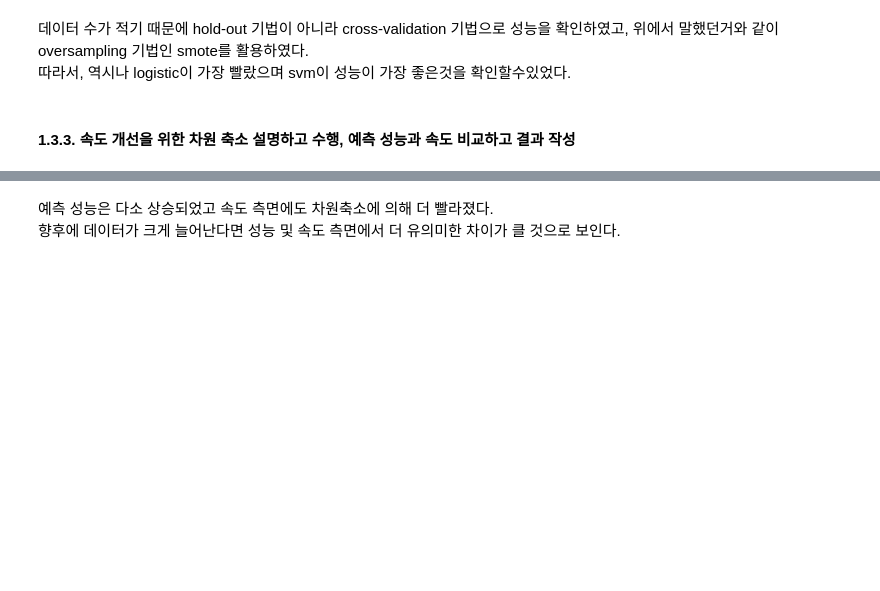
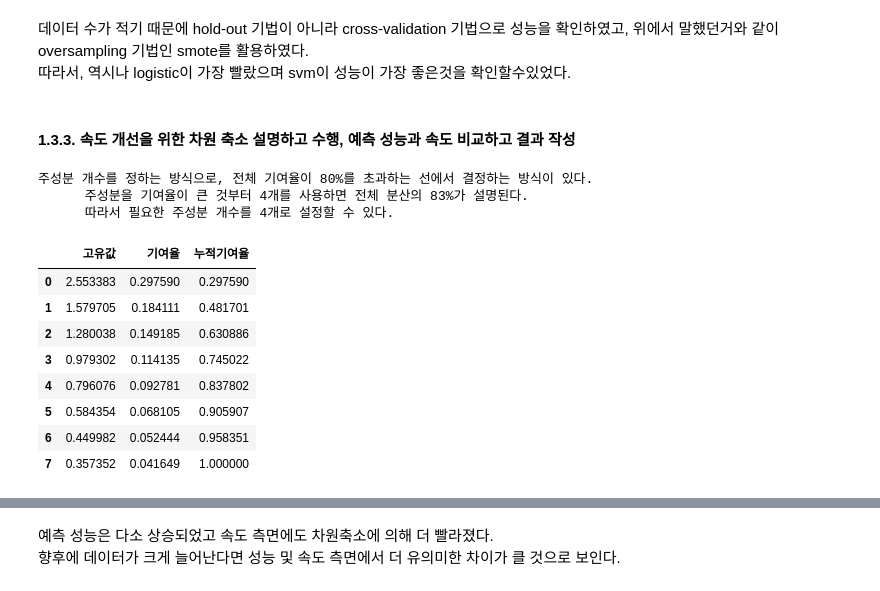
Before and after one commit to blueage98/adp_work, a Jupyter notebook: ADP-실기-DESSA/최신 기출동형 모의고사/2회_머신러닝 - 연습.ipynb, the cells around one changed output, grey strips where cells are left out. Cells and saved outputs as stored; diff of their text form; code cells hidden in the pictures; blank space fills up the shorter version.

```diff
--- a/ADP-실기-DESSA/최신 기출동형 모의고사/2회_머신러닝 - 연습.ipynb
+++ b/ADP-실기-DESSA/최신 기출동형 모의고사/2회_머신러닝 - 연습.ipynb
@@ -374,3 +421,33 @@ xgboost Best score 0.8005418326693227
 따라서, 역시나 logistic이 가장 빨랐으며 svm이 성능이 가장 좋은것을 확인할수있었다.
 # %% [markdown]
 #### 1.3.3. 속도 개선을 위한 차원 축소 설명하고 수행, 예측 성능과 속도 비교하고 결과 작성
+# %%
+# 주성분분석과 요인분석을 통해 성능 및 학습시간 개선 효과를 평가한다.
+
+from sklearn.decomposition import PCA
+
+pca = PCA(n_components=features.shape[1], svd_solver='auto')
+pca.fit(features)
+
+#전체 분산의 80%를 설명하기 위해 필요한 주성분 개수로 결정
+e_value = pd.DataFrame({'고유값':pca.explained_variance_, '기여율':pca.explained_variance_ratio_})
+e_value['누적기여율'] = e_value['기여율'].cumsum()
+
+print('''주성분 개수를 정하는 방식으로, 전체 기여율이 80%를 초과하는 선에서 결정하는 방식이 있다.
+      주성분을 기여율이 큰 것부터 4개를 사용하면 전체 분산의 83%가 설명된다.
+      따라서 필요한 주성분 개수를 4개로 설정할 수 있다.
+''')
+e_value
+# %% [output]
+주성분 개수를 정하는 방식으로, 전체 기여율이 80%를 초과하는 선에서 결정하는 방식이 있다.
+      주성분을 기여율이 큰 것부터 4개를 사용하면 전체 분산의 83%가 설명된다.
+      따라서 필요한 주성분 개수를 4개로 설정할 수 있다.
+|  | 고유값 | 기여율 | 누적기여율 |
+| 0 | 2.553383 | 0.297590 | 0.297590 |
+| 1 | 1.579705 | 0.184111 | 0.481701 |
+| 2 | 1.280038 | 0.149185 | 0.630886 |
+| 3 | 0.979302 | 0.114135 | 0.745022 |
+| 4 | 0.796076 | 0.092781 | 0.837802 |
+| 5 | 0.584354 | 0.068105 | 0.905907 |
+| 6 | 0.449982 | 0.052444 | 0.958351 |
+| 7 | 0.357352 | 0.041649 | 1.000000 |
```
Also changed, not shown: parts of 4 cells of this notebook, 1 other file.
